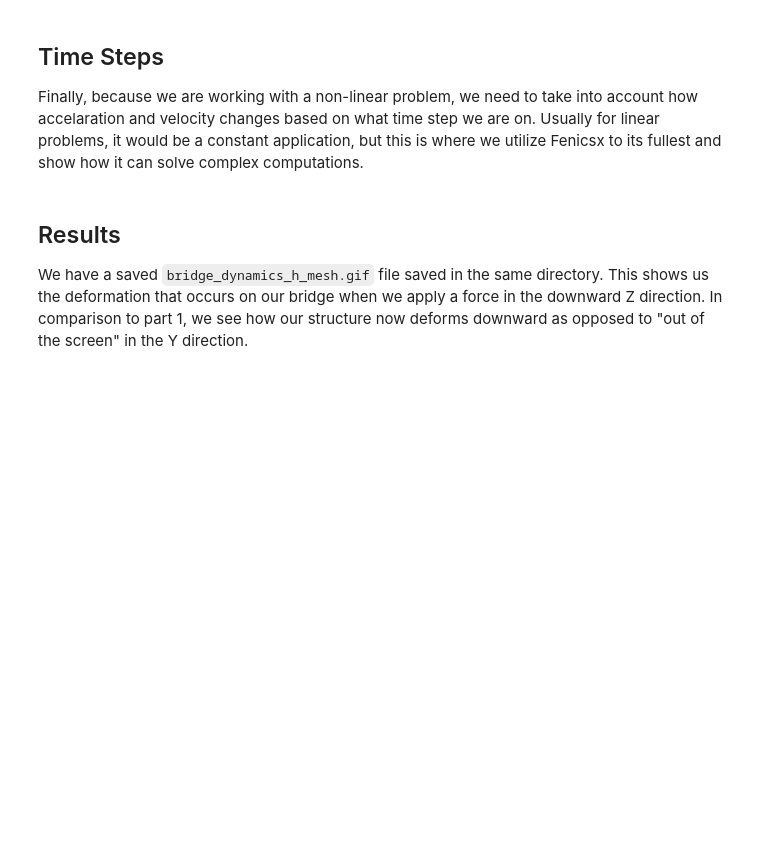
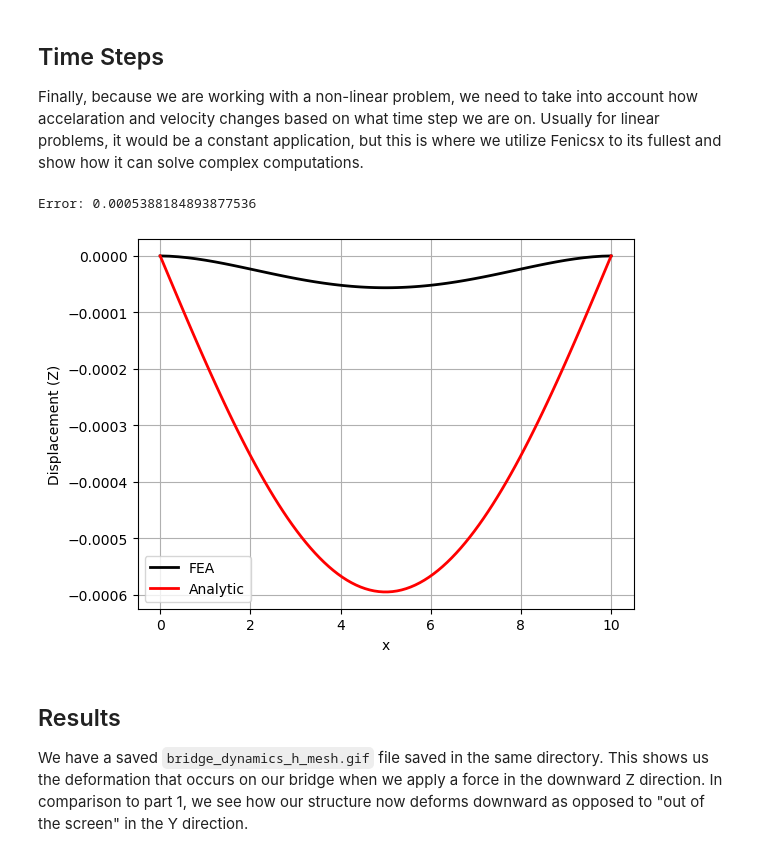
Before and after one commit to K-batonisashvili/Computational-Mechanics-Nonlinear-Systems, a Jupyter notebook: Assignment-4/Part-2/FEniCSx_Analytical.ipynb, the cells around one changed output. Saved outputs shown, nothing was run; the diff lists cells and outputs as text; code cells hidden in the pictures; blank space fills up the shorter version.

Commit message:
Analytical almost done

```diff
--- a/Assignment-4/Part-2/FEniCSx_Analytical.ipynb
+++ b/Assignment-4/Part-2/FEniCSx_Analytical.ipynb
@@ -33,7 +33,7 @@ The steps for this problem will look like this:
 # %%
 # Bridge dimensions
 L, W, H = 10.0, 1.0, 0.5  # Length, width, height
-num_elements = [50, 5, 5]  # Mesh resolution
+num_elements = [50, 20, 20]  # Mesh resolution
 
 # Create a 3D bridge mesh
 domain = mesh.create_box(MPI.COMM_WORLD, [[0.0, 0.0, 0.0], [L, W, H]], num_elements, mesh.CellType.hexahedron)
@@ -89,7 +89,7 @@ Next we define our exernal load for our beam, using a uniform constant downward
 q = fem.Constant(domain, default_scalar_type((0.0, 0.0, -1e4)))  # Force in the negative z-direction
 dx = ufl.Measure("dx", domain=domain)
 a = ufl.inner(sigma(u), epsilon(v)) * dx
-L = ufl.inner(q, v) * dx
+L_form = ufl.inner(q, v) * dx
 # %% [markdown]
 ## Solver Initialization
 
@@ -129,39 +129,39 @@ u_values = []
 # Find cells containing the points
 cell_candidates = geometry.compute_collisions_points(bb_tree, points.T)
 colliding_cells = geometry.compute_colliding_cells(domain, cell_candidates, points.T)
 for i, point in enumerate(points.T):
     if len(colliding_cells.links(i)) > 0:
         points_on_proc.append(point)
         cells.append(colliding_cells.links(i)[0])
-        u_eval = u.eval(point, cells[-1])
-        u_values.append(u_eval)
 
-points_on_proc = np.array(points_on_proc)
-u_values = np.array(u_values)
+points_on_proc = np.array(points_on_proc, dtype=np.float64)
+u_values = solution.eval(points_on_proc, cells)
 
 # Plot FEA results
 fig = plt.figure()
 plt.plot(points_on_proc[:, 0], u_values[:, 2], "k", linewidth=2, label="FEA")  # Z-displacement
 plt.grid(True)
 
 # Define the analytic solution for comparison
-u_analytic = lambda x: (-q.value[2] / (24 * E.value * Inertia)) * (x**4 - 2 * L * x**3 + L**3 * x)
+u_analytic = lambda x: (q.value[2] / (24 * E.value * Inertia)) * (x**4 - 2 * L * x**3 + L**3 * x)
 x_analytic = np.linspace(0, L, 100)
 u_analytic_values = u_analytic(x_analytic)
 
 # Compute and save the error
 error = np.max(np.abs(u_values[:, 2] - u_analytic_values))
-np.savetxt("error.txt", [error])
 print(f"Error: {error}")
 
 # Plot analytic solution
 plt.plot(x_analytic, u_analytic_values, "r", linewidth=2, label="Analytic")
 plt.grid(True)
 plt.xlabel("x")
 plt.ylabel("Displacement (Z)")
 plt.legend()
 output_png = "Computed_vs_Analytic_Error.png"
 plt.savefig(output_png)
+# %% [output]
+Error: 0.0005388184893877536
+[figure, added]
 # %% [markdown]
 ## Results
 
```
Also changed, not shown: parts of 1 cell of this notebook, 2 other files.
